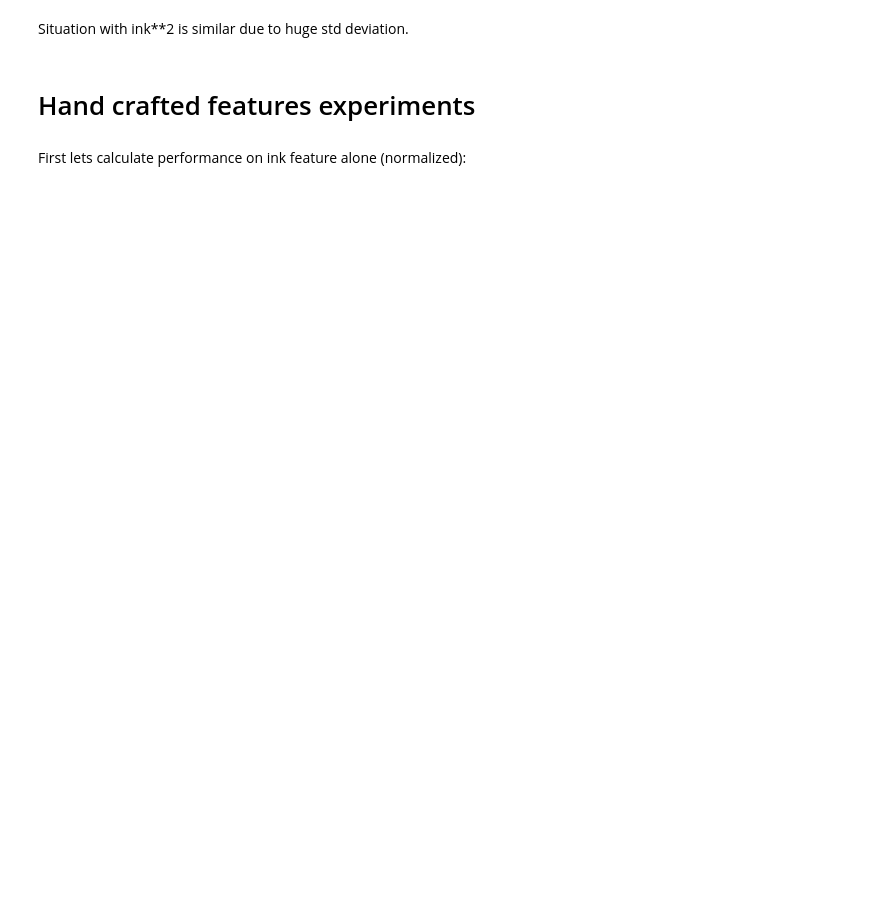
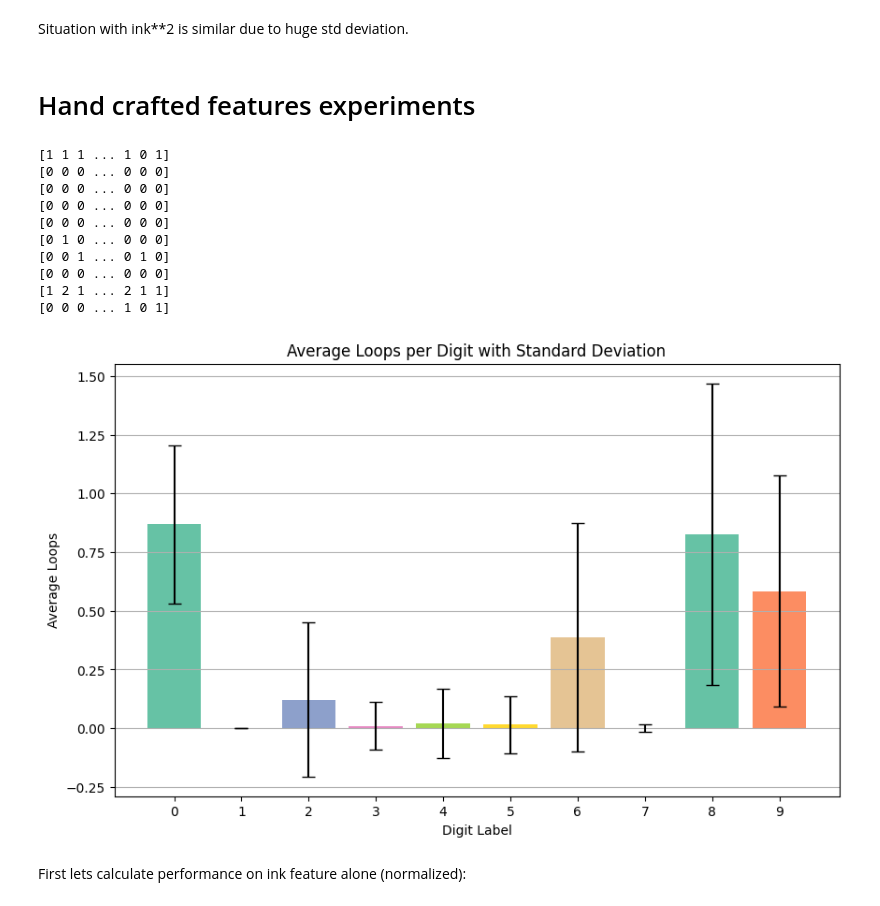
Before and after one commit to efraimdahl/DigitRecognition, a Jupyter notebook: LogitVsSVM.ipynb, the cells around one changed output. Cells and saved outputs as stored; diff of their text form; code cells hidden in the pictures; blank space fills up the shorter version.

```diff
--- a/LogitVsSVM.ipynb
+++ b/LogitVsSVM.ipynb
@@ -117,6 +138,43 @@ custom_train['ink'] = scaler.fit_transform(np.array(custom_train['ink']).reshape
 
 custom_test =  pd.DataFrame(data={'ink':np.array([sum(row) for row in x_test]), 'loops':[count_loops_with_blobs(x) for x in x_test]})
 custom_test['ink'] = scaler.transform(np.array(custom_test['ink']).reshape(-1, 1))
+# %%
+import matplotlib.pyplot as plt
+import numpy as np
+import seaborn as sns
+average_loops = np.zeros(10)
+std_deviation = np.zeros(10)
+
+loops = np.array([count_loops_with_blobs(row) for row in digits])
+# Calculate average loops and standard deviation for each digit
+for i in range(10):
+    digit_loops = loops[labels == i]
+    print(digit_loops)
+    average_loops[i] = np.mean(digit_loops)
+    std_deviation[i] = np.std(digit_loops)
+
+palette = sns.color_palette("Set2", 10)
+
+plt.figure(figsize=(10, 6))
+bars = plt.bar(np.arange(10), average_loops, color=palette, yerr=std_deviation, capsize=5)
+plt.xlabel('Digit Label')
+plt.ylabel('Average Loops')
+plt.title('Average Loops per Digit with Standard Deviation')
+plt.xticks(np.arange(10))
+plt.grid(axis='y')
+plt.show()
+# %% [output]
+[1 1 1 ... 1 0 1]
+[0 0 0 ... 0 0 0]
+[0 0 0 ... 0 0 0]
+[0 0 0 ... 0 0 0]
+[0 0 0 ... 0 0 0]
+[0 1 0 ... 0 0 0]
+[0 0 1 ... 0 1 0]
+[0 0 0 ... 0 0 0]
+[1 2 1 ... 2 1 1]
+[0 0 0 ... 1 0 1]
+[figure, added]
 # %% [markdown]
 First lets calculate performance on ink feature alone (normalized):
 # %%
```
Also changed, not shown: parts of 12 cells of this notebook.
